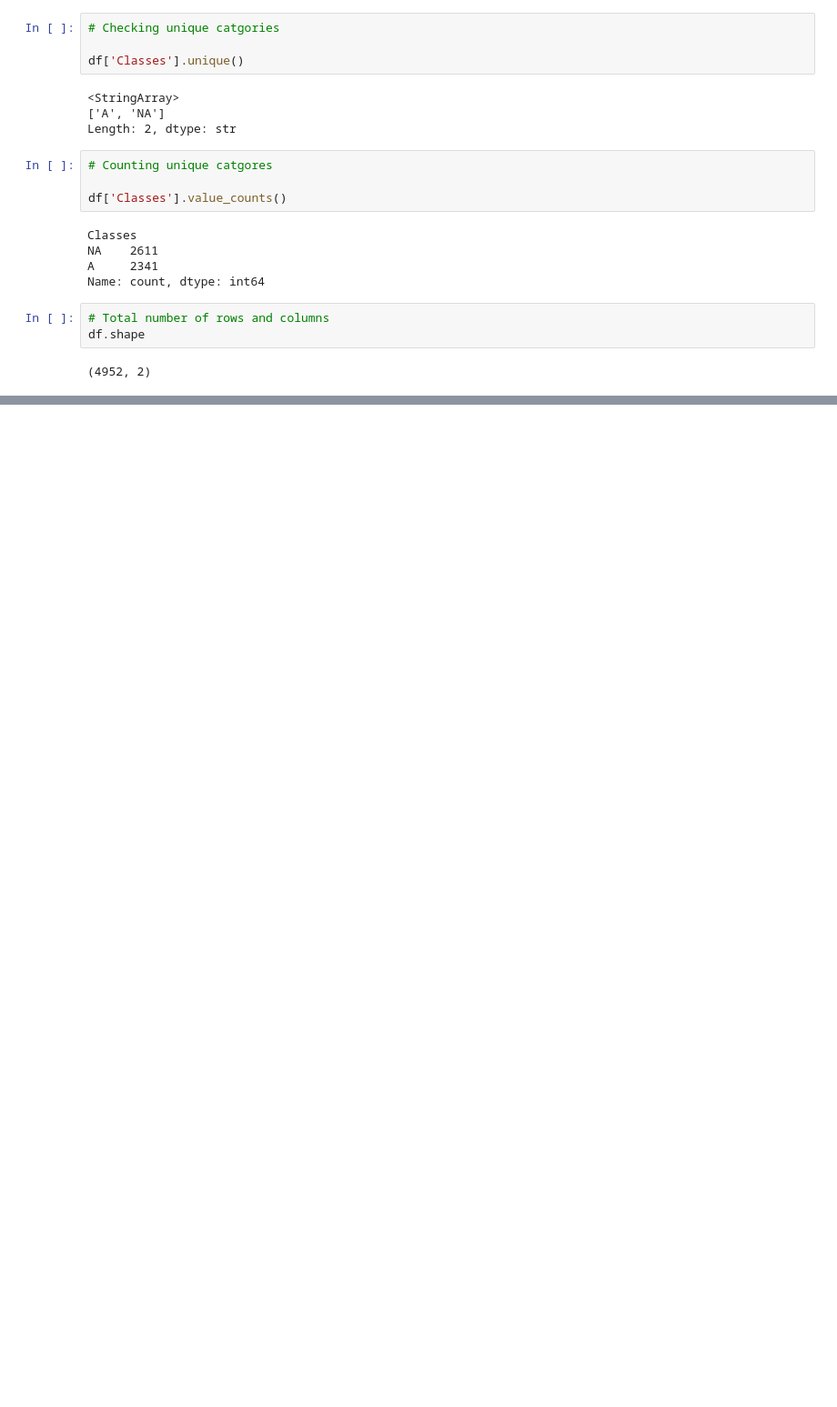
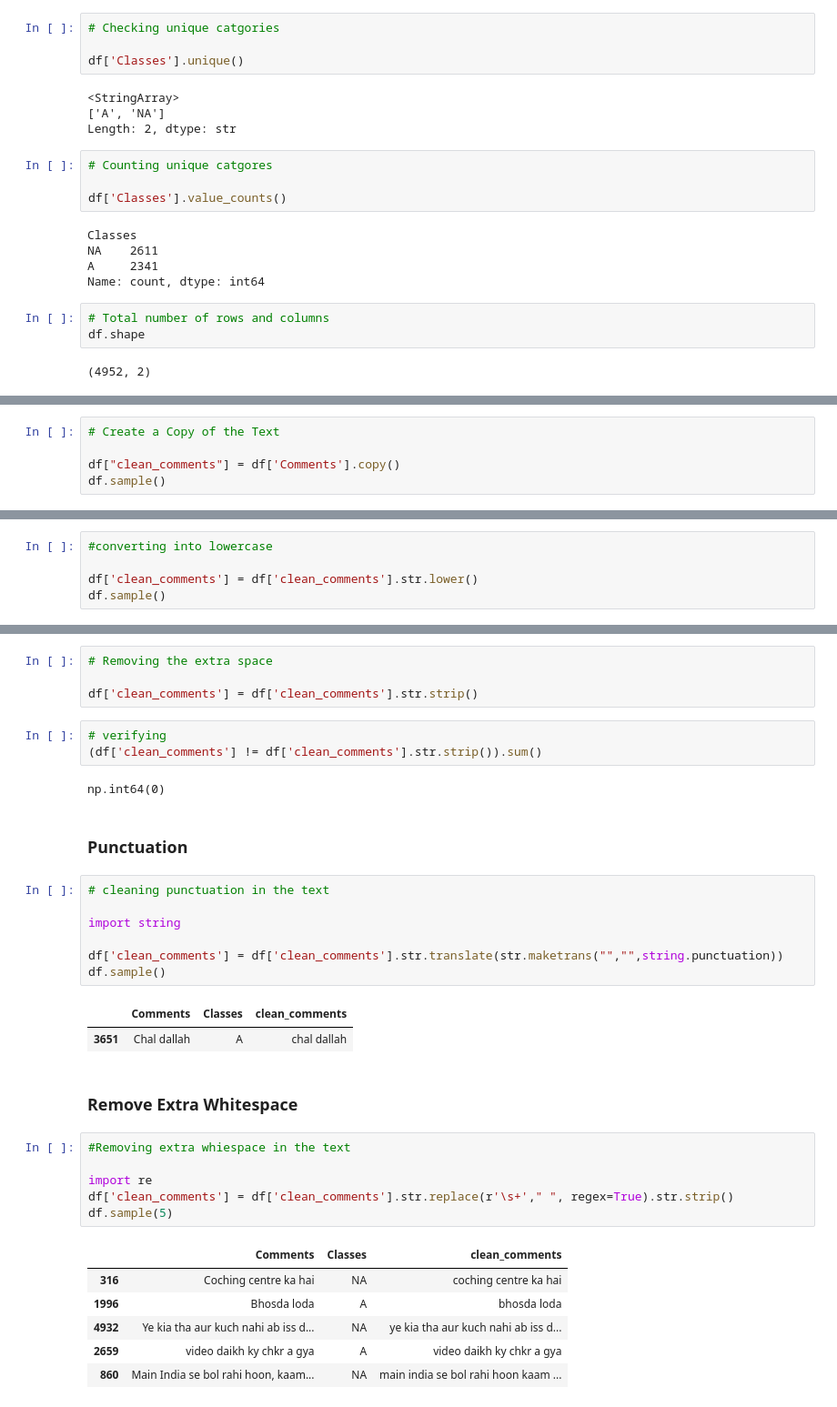
Before and after one commit to Ibad-Ullah-Khan/Project_roman-urdu-cyber-abuse-detection, a Jupyter notebook: notebooks/cyber_abuse_detection.ipynb, the cells around one changed output, grey strips where cells are left out. Shown at 91% size. Drawn from its saved outputs; the diff is of its cells as text; blank space fills up the shorter version.

```diff
--- a/notebooks/cyber_abuse_detection.ipynb
+++ b/notebooks/cyber_abuse_detection.ipynb
@@ -223,0 +226,5 @@ df.shape
+# %%
+# Create a Copy of the Text
+
+df["clean_comments"] = df['Comments'].copy()
+df.sample()
@@ -223,0 +236,5 @@ df.shape
+# %%
+#converting into lowercase
+
+df['clean_comments'] = df['clean_comments'].str.lower()
+df.sample()
@@ -223,0 +251,36 @@ df.shape
+# %%
+# Removing the extra space
+
+df['clean_comments'] = df['clean_comments'].str.strip()
+# %%
+# verifying
+(df['clean_comments'] != df['clean_comments'].str.strip()).sum()
+# %% [output]
+np.int64(0)
+# %% [markdown]
+### __Punctuation__
+# %%
+# cleaning punctuation in the text
+
+import string
+
+df['clean_comments'] = df['clean_comments'].str.translate(str.maketrans("","",string.punctuation))
+df.sample()
+# %% [output]
+|  | Comments | Classes | clean_comments |
+| 3651 | Chal dallah | A | chal dallah |
+# %% [markdown]
+### __Remove Extra Whitespace__
+# %%
+#Removing extra whiespace in the text
+
+import re
+df['clean_comments'] = df['clean_comments'].str.replace(r'\s+'," ", regex=True).str.strip()
+df.sample(5)
+# %% [output]
+|  | Comments | Classes | clean_comments |
+| 316 | Coching centre ka hai | NA | coching centre ka hai |
+| 1996 | Bhosda loda | A | bhosda loda |
+| 4932 | Ye kia tha aur kuch nahi ab iss d... | NA | ye kia tha aur kuch nahi ab iss d... |
+| 2659 | video daikh ky chkr a gya | A | video daikh ky chkr a gya |
+| 860 | Main India se bol rahi hoon, kaam... | NA | main india se bol rahi hoon kaam ... |
```
Also changed, not shown: parts of 33 cells of this notebook.
